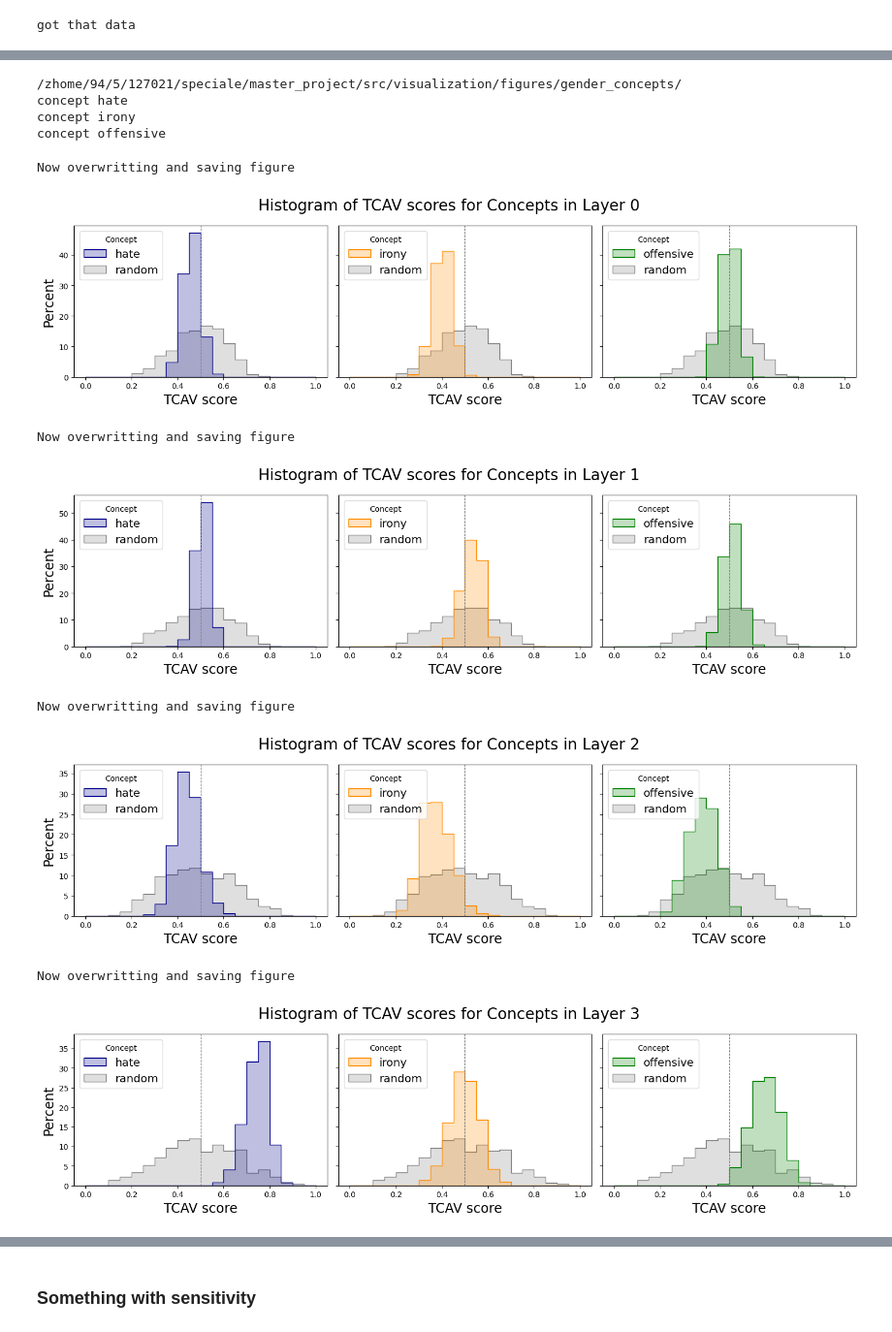
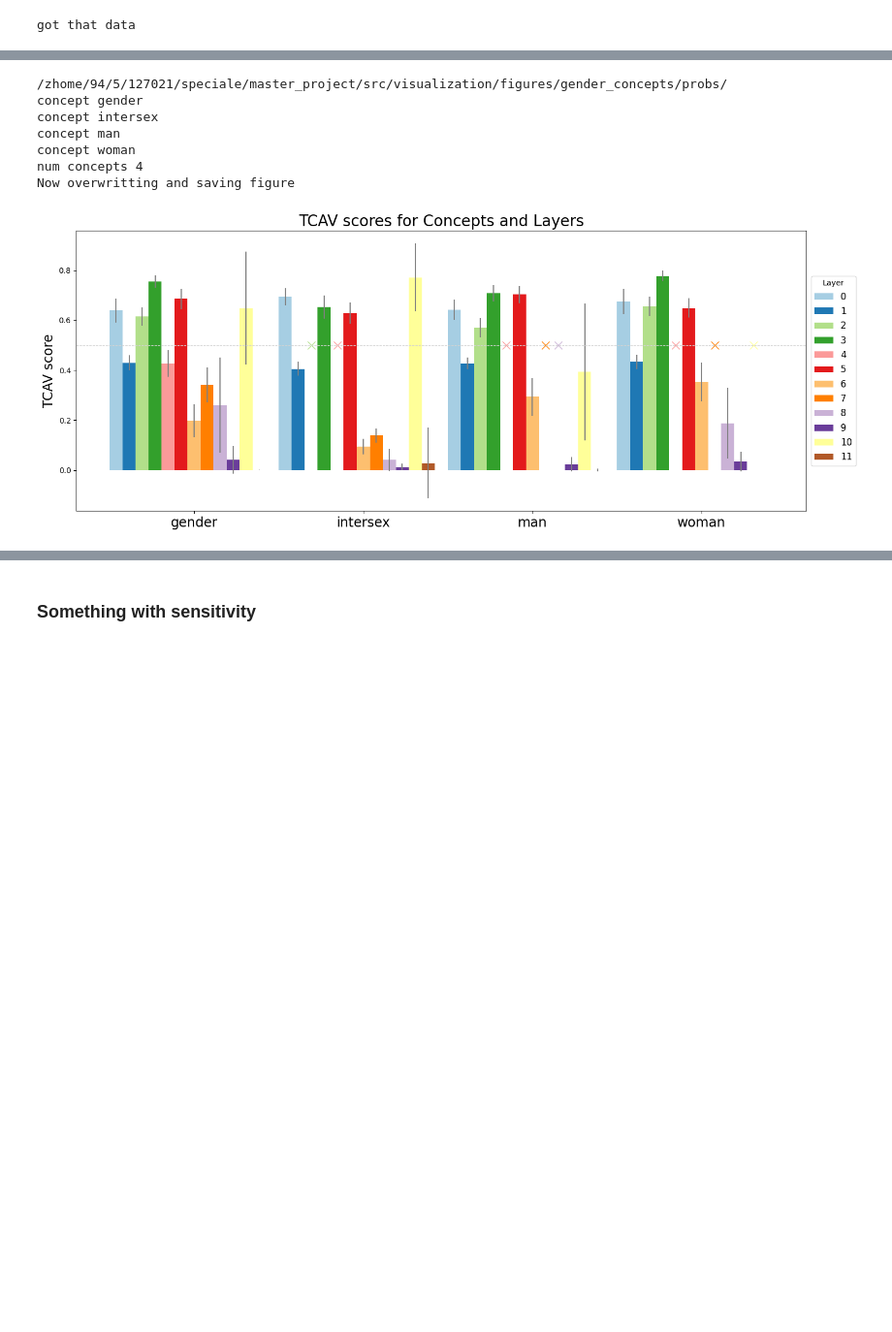
Before and after one commit to gaunby/master_project, a Jupyter notebook: notebooks/tcav_plot.ipynb, the cells around one changed output, grey strips where cells are left out. Shown at 97% size. Drawn from its saved outputs; the diff is of its cells as text; code cells hidden in the pictures; blank space fills up the shorter version.

```diff
--- a/notebooks/tcav_plot.ipynb
+++ b/notebooks/tcav_plot.ipynb
@@ -9,6 +17,6 @@ from src.visualization.tcav_visual import plot_results
 # %%
 PATH = '/work3/s174498/nlp_tcav_results/'
-target = 'negative'
+target = 'positive'
 results = '_gender_layer_dropout_0_11_probs'#'_gender_layer_droput_0_11'
 with open(PATH + target+results + '.pkl','rb') as handle:
     data = pickle.load(handle)
@@ -22,23 +26,15 @@ got that data
 # %%
-# comcepts
-# ['hate','irony','offensive']
-# ['intersex','man','transsexual','woman']
-# ['news','world','sport','business','science']
-concepts =  ['gender','intersex','man','woman'] # ['woman']#  ['news','world','sport','business','science']#  ['hate','irony','offensive']#
+concepts = ['gender','intersex','man','woman'] # ['woman']#  ['news','world','sport','business','science']#  ['hate','irony','offensive']#
 PATH =  '/zhome/94/5/127021/speciale/master_project/src/visualization/figures/gender_concepts/probs/' #'/work3/s174498/nlp_tcav_results/figures/tweet_concepts/'
-SAVE = False
+SAVE = True
 BON_NR = 12*4
-output = plot_results(data, target, concepts ,PATH, plot_hist =True, save_fig = SAVE , t_test_mean = None, bonferroni_nr = BON_NR)
+output = plot_results_mark(data, target, concepts ,PATH, plot_hist =False, save_fig = SAVE , t_test_mean = None, bonferroni_nr = BON_NR)
 # %% [output]
-/zhome/94/5/127021/speciale/master_project/src/visualization/figures/gender_concepts/
-concept hate
-concept irony
-concept offensive
+/zhome/94/5/127021/speciale/master_project/src/visualization/figures/gender_concepts/probs/
+concept gender
+concept intersex
+concept man
+concept woman
+num concepts 4
+Now overwritting and saving figure
-Now overwritting and saving figure
-[figure, old version]
+[figure, new version]
-Now overwritting and saving figure
-[figure, removed]
-Now overwritting and saving figure
-[figure, removed]
-Now overwritting and saving figure
-[figure, removed]
```
Also changed, not shown: parts of 17 cells of this notebook, 4 other files.
